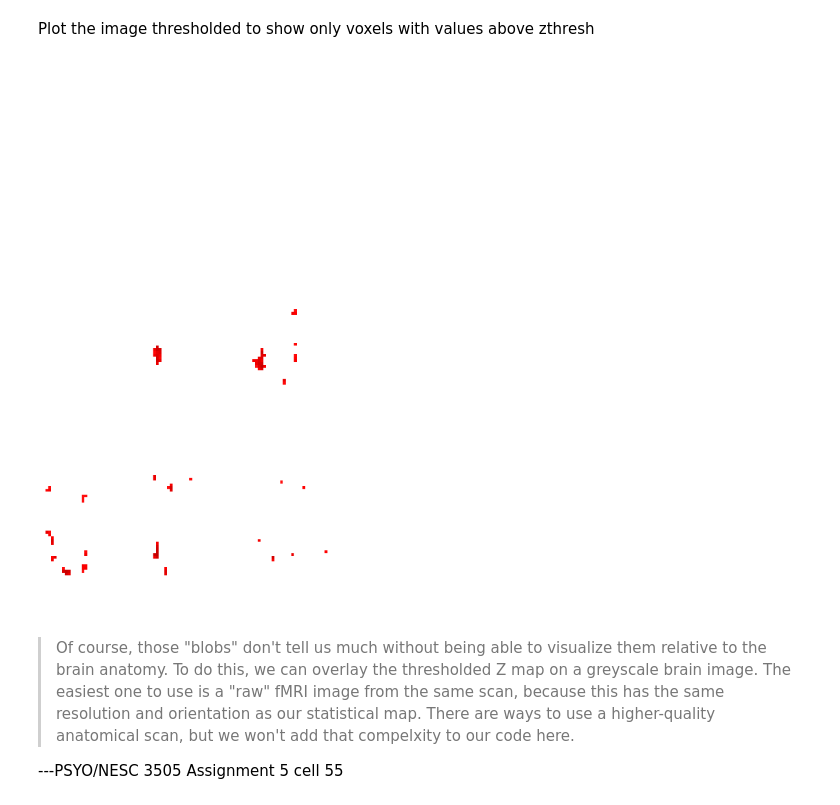
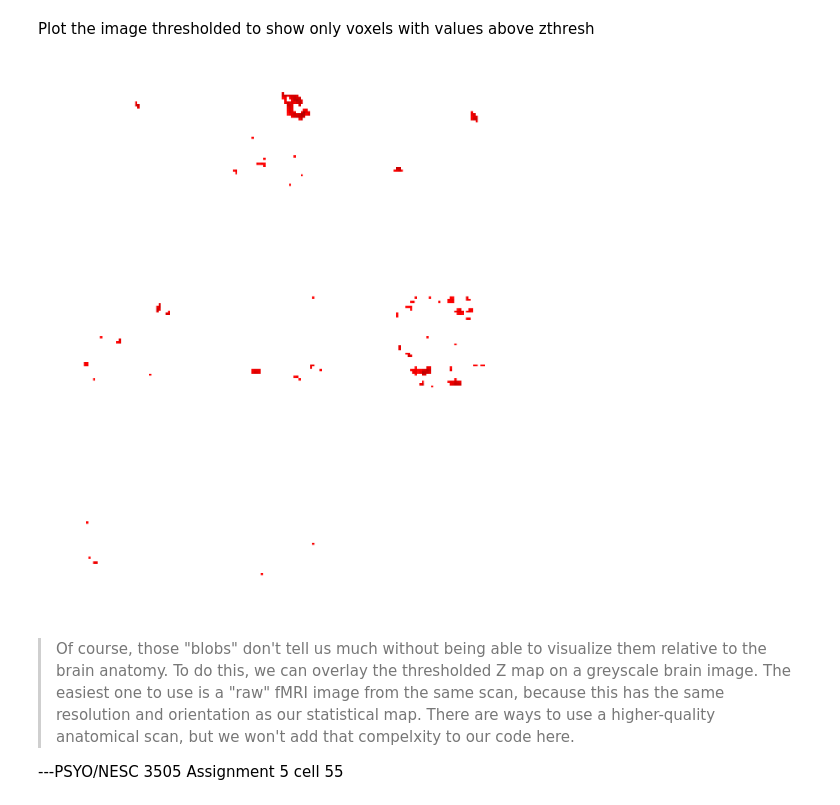
Before and after one commit to SakuraChaojun/PSYO3505, a Jupyter notebook: _build/jupyter_execute/assignments/bioimage.ipynb, the cells around one changed output. Saved outputs shown, nothing was run; the diff lists cells and outputs as text; code cells hidden in the pictures.

```diff
--- a/_build/jupyter_execute/assignments/bioimage.ipynb
+++ b/_build/jupyter_execute/assignments/bioimage.ipynb
@@ -265,7 +265,7 @@ subplot_counter = 1
 
 for i in range (0,26,3):
     ax = fig.add_subplot(3, 3, subplot_counter)
-    plt.imshow(fmri_zstat_data[i,:,:],cmap = 'gray')
+    plt.imshow(fmri_zstat_data[:,:,i],cmap = 'gray')
     plt.axis('off')
 
     plt.tight_layout()
@@ -289,7 +289,7 @@ subplot_counter = 1
 
 for i in range (0,26,3):
     ax = fig.add_subplot(3, 3, subplot_counter)
-    plt.imshow(fmri_zstat_data[i,:,:],cmap = 'seismic',vmin= -8,vmax=8)
+    plt.imshow(fmri_zstat_data[:,:,i],cmap = 'seismic',vmin= -8,vmax=8)
     plt.axis('off')
 
     plt.tight_layout()
@@ -317,19 +317,19 @@ Plot the image thresholded to show only voxels with values above zthresh
 # %%
 fig = plt.figure(figsize=[8, 12])
 subplot_counter = 1
 thresh_zstat = np.where(fmri_zstat_data>z_thresh,fmri_zstat_data,np.nan)
 
 for i in range (0,26,3):
     ax = fig.add_subplot(3, 3, subplot_counter)
-    plt.imshow(thresh_zstat[i,:,:],cmap = 'seismic',vmin= -8,vmax=8)
+    plt.imshow(thresh_zstat[:,:,i],cmap = 'seismic',vmin= -8,vmax=8)
     plt.axis('off')
 
     plt.tight_layout()
     subplot_counter += 1
 
 plt.show()
 # %% [output]
-[figure, old version]
+[figure, new version]
 # %% [markdown]
 > Of course, those "blobs" don't tell us much without being able to visualize them relative to the brain anatomy. To do this, we can overlay the thresholded Z map on a greyscale brain image. The easiest one to use is a "raw" fMRI image from the same scan, because this has the same resolution and orientation as our statistical map. There are ways to use a higher-quality anatomical scan, but we won't add that compelxity to our code here.
 
```
Also changed, not shown: parts of 5 cells of this notebook, 49 other files.
